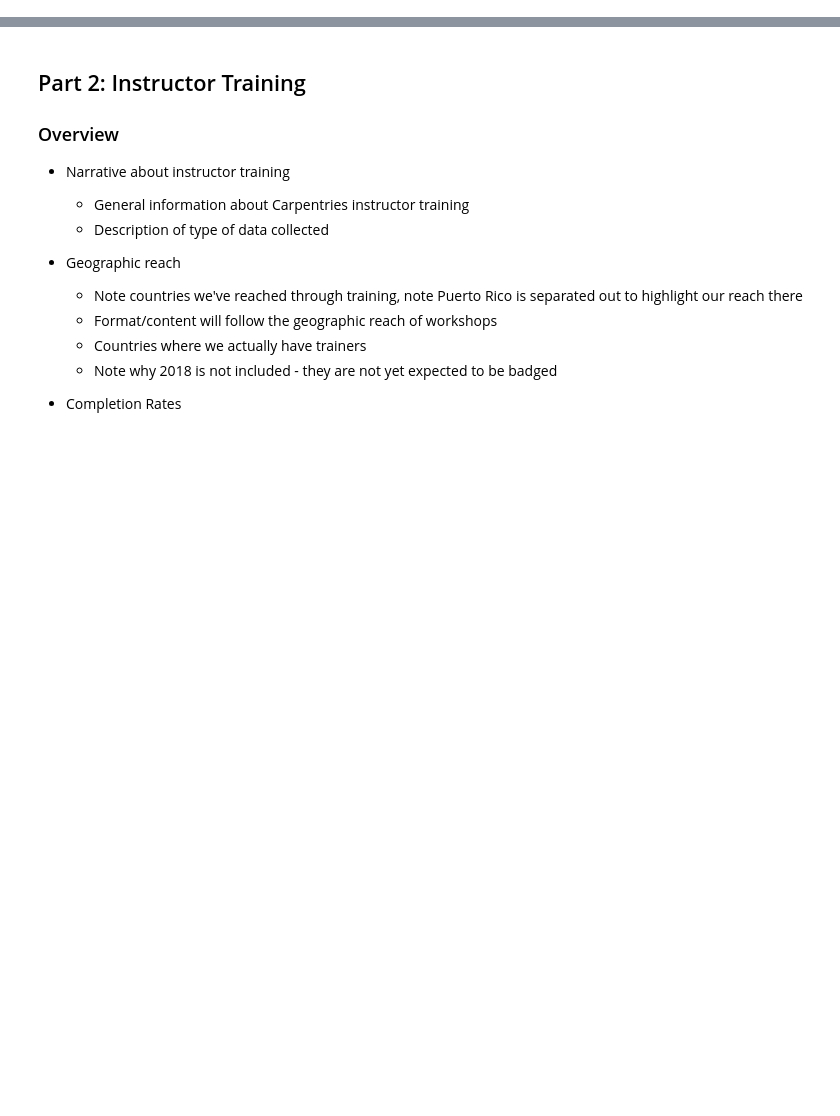
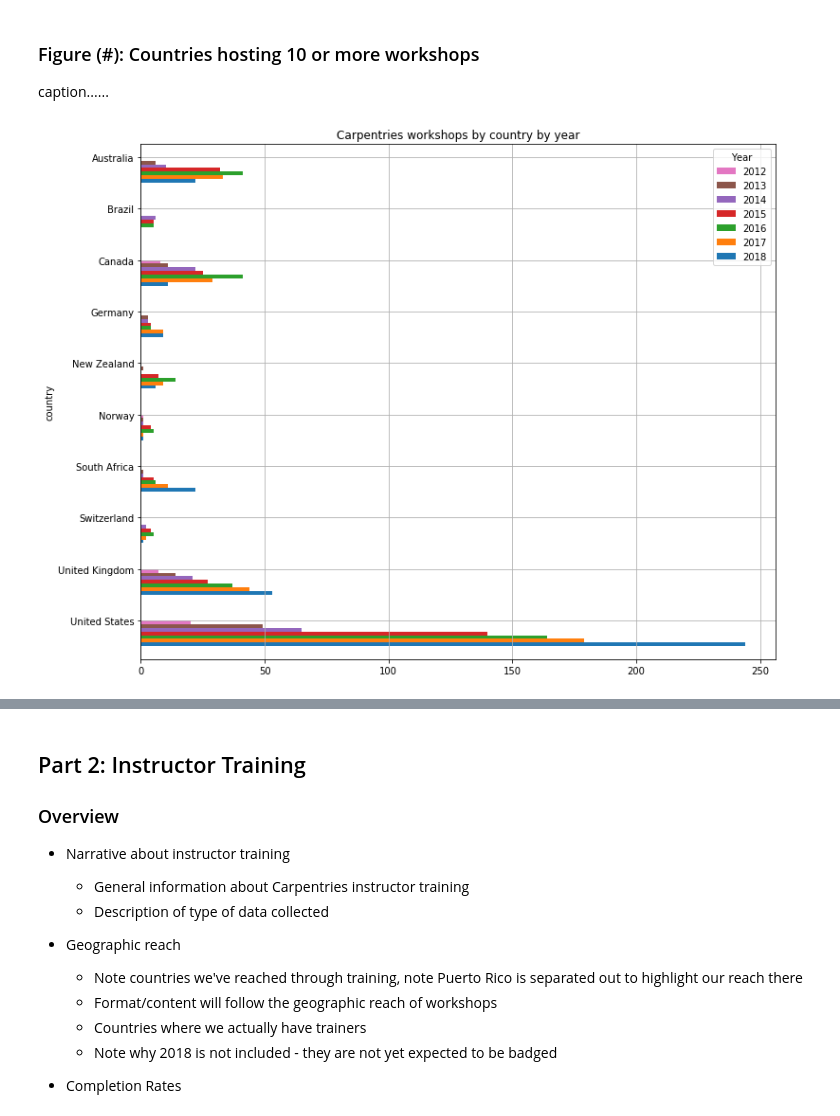
Before and after one commit to carpentries/assessment, a Jupyter notebook: programmatic-assessment/workshops/final_report_outline.ipynb, the cells around one changed output, grey strips where cells are left out. Cells and saved outputs as stored; diff of their text form; code cells hidden in the pictures; blank space fills up the shorter version.

```diff
--- a/programmatic-assessment/workshops/final_report_outline.ipynb
+++ b/programmatic-assessment/workshops/final_report_outline.ipynb
@@ -49,0 +189,7 @@ Data are collected by a team of Workshop Administrators.  In Africa, Australia,
+# %%
+workshops_by_country_year = workshops_nonTTT.groupby(['country', workshops_nonTTT['start_date'].dt.year])['slug'].count().unstack()
+workshops_by_country_year = workshops_by_country_year.fillna(0)
+workshops_by_country_year.rename(columns={2018: '2018Q1'}, inplace=True)
+workshops_by_country_year['total'] = workshops_by_country_year.sum(axis=1)
+workshops_by_country_year = workshops_by_country_year.astype(int)
+# workshops_by_country_year
@@ -49,0 +244,41 @@ Data are collected by a team of Workshop Administrators.  In Africa, Australia,
+# %%
+# All countries that have held at least 10 workshops (lifetime)
+
+workshops_by_country_year_many = workshops_by_country_year[workshops_by_country_year.total >= 10]
+workshops_by_country_year_many = workshops_by_country_year_many.reset_index()
+
+# Join table of countries with at least 10 workshops with 2018 projections
+
+workshops_by_country_year_top = pd.merge(workshops_by_country_year_many, workshops_by_country_year_with_projections, on='country', how='left')
+workshops_by_country_year_top = workshops_by_country_year_top[['country', 2012, 2013, 2014, 2015, 2016, '2017_x', 'adj_proj2018']]
+workshops_by_country_year_top = workshops_by_country_year_top.rename(columns={'2017_x':2017, 'adj_proj2018':2018})
+
+workshops_by_country_year_top = workshops_by_country_year_top.fillna(0)
+workshops_by_country_year_top[2018] = workshops_by_country_year_top[2018].astype(int)
+# workshops_by_country_year_top
+# %% [markdown]
+### Figure (#): Countries hosting 10 or more workshops
+caption......
+# %%
+# Draw bar chart showing most active countries and workshops by year# Draw b
+
+workshops_by_country_year_top = workshops_by_country_year_top[::-1]
+workshops_by_country_year_top = workshops_by_country_year_top.set_index('country')
+
+fig = plt.figure(figsize=(12, 10)) # Create matplotlib figure
+
+ax = fig.add_subplot(111) # Create matplotlib axes
+
+title = "Carpentries workshops by country by year"
+workshops_by_country_year_top.plot(y = list(workshops_by_country_year_top)[::-1], kind='barh', ax=ax, position=1, title=title)
+
+ax.grid(True)
+
+handles, labels = ax.get_legend_handles_labels()
+ax.legend(handles[::-1], labels[::-1], title='Year', loc='upper right')
+
+plt.show()
+
+# workshops_by_country_year_many
+# %% [output]
+[figure, added]
```
Also changed, not shown: parts of 23 cells of this notebook, 1 other file.
